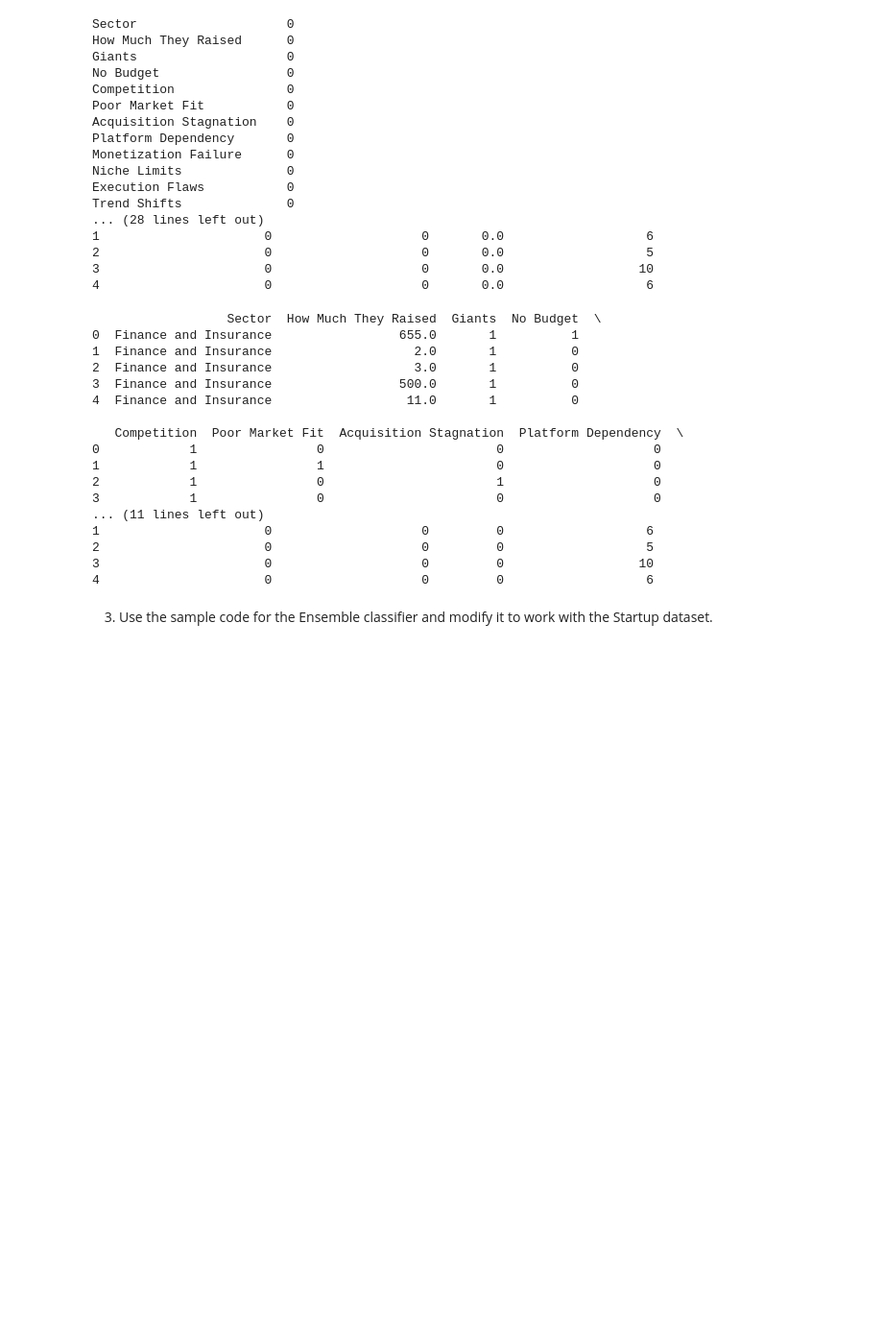
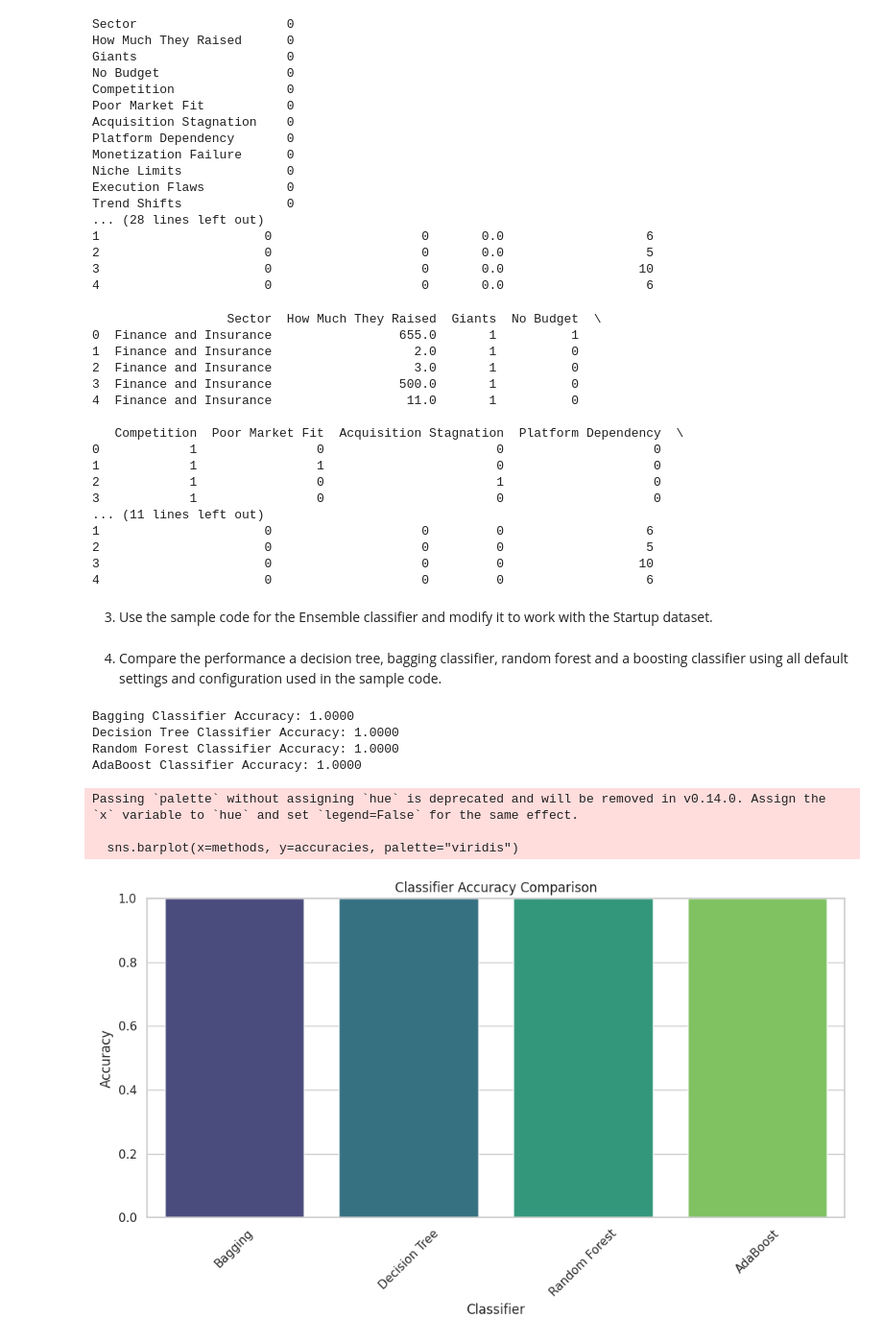
Before and after one commit to Trolann/cmpe188-assignments, a Jupyter notebook: ensemble homework/ensemblemethods_hw.ipynb, the cells around one changed output. Shown at 96% size. Cells and saved outputs as stored; diff of their text form; code cells hidden in the pictures; blank space fills up the shorter version.

```diff
--- a/ensemble homework/ensemblemethods_hw.ipynb
+++ b/ensemble homework/ensemblemethods_hw.ipynb
@@ -143,3 +143,75 @@ data["Sector"] = label_encoder.fit_transform(data["Sector"])
 # %% [markdown]
 3. Use the sample code for the Ensemble classifier and modify it to work with the Startup
 dataset.
+# %%
+X = data.drop('Overhype', axis=1)
+Y = data['Overhype']
+X_train, X_test, Y_train, Y_test = train_test_split(X, Y, test_size=0.2, random_state=42)
+# %% [markdown]
+4. Compare the performance a decision tree, bagging classifier, random forest and a
+boosting classifier using all default settings and configuration used in the sample code.
+# %%
+from sklearn.ensemble import RandomForestClassifier, BaggingClassifier, AdaBoostClassifier
+from sklearn.tree import DecisionTreeClassifier
+from sklearn.metrics import accuracy_score
+
+bag_clf = BaggingClassifier(
+    DecisionTreeClassifier(random_state=42), n_estimators=500,
+    max_samples=0.6, bootstrap=True, n_jobs=-1, random_state=42)
+bag_clf.fit(X_train, Y_train)
+bag_y_pred = bag_clf.predict(X_test)
+
+dt_clf = DecisionTreeClassifier(random_state=42)
+dt_clf.fit(X_train, Y_train)
+dt_y_pred = dt_clf.predict(X_test)
+
+rf_clf = RandomForestClassifier(n_estimators=500, max_leaf_nodes=16, n_jobs=-1, random_state=42)
+rf_clf.fit(X_train, Y_train)
+rf_y_pred = rf_clf.predict(X_test)
+
+ab_clf = AdaBoostClassifier(
+    DecisionTreeClassifier(random_state=42), n_estimators=500,
+    learning_rate=1.0, random_state=42)
+ab_clf.fit(X_train, Y_train)
+ab_y_pred = ab_clf.predict(X_test)
+
+# Calculate and plot the accuracy scores
+bag_accuracy = accuracy_score(Y_test, bag_y_pred)
+dt_accuracy = accuracy_score(Y_test, dt_y_pred)
+rf_accuracy = accuracy_score(Y_test, rf_y_pred)
+ab_accuracy = accuracy_score(Y_test, ab_y_pred)
+print(f"Bagging Classifier Accuracy: {bag_accuracy:.4f}")
+print(f"Decision Tree Classifier Accuracy: {dt_accuracy:.4f}")
+print(f"Random Forest Classifier Accuracy: {rf_accuracy:.4f}")
+print(f"AdaBoost Classifier Accuracy: {ab_accuracy:.4f}")
+
+# Plotting the accuracies
+import matplotlib.pyplot as plt
+import numpy as np
+import seaborn as sns
+
+# Set the style
+sns.set(style="whitegrid")
+# Data for plotting
+methods = ['Bagging', 'Decision Tree', 'Random Forest', 'AdaBoost']
+accuracies = [bag_accuracy, dt_accuracy, rf_accuracy, ab_accuracy]
+
+# Create a bar plot
+plt.figure(figsize=(10, 6))
+sns.barplot(x=methods, y=accuracies, palette="viridis")
+plt.title('Classifier Accuracy Comparison')
+plt.xlabel('Classifier')
+plt.ylabel('Accuracy')
+plt.ylim(0, 1)
+plt.xticks(rotation=45)
+plt.tight_layout()
+plt.show()
+# %% [output]
+Bagging Classifier Accuracy: 1.0000
+Decision Tree Classifier Accuracy: 1.0000
+Random Forest Classifier Accuracy: 1.0000
+AdaBoost Classifier Accuracy: 1.0000
+Passing `palette` without assigning `hue` is deprecated and will be removed in v0.14.0. Assign the `x` variable to `hue` and set `legend=False` for the same effect.
+
+  sns.barplot(x=methods, y=accuracies, palette="viridis")
+[figure, added]
```
Also changed, not shown: 7 other files.
